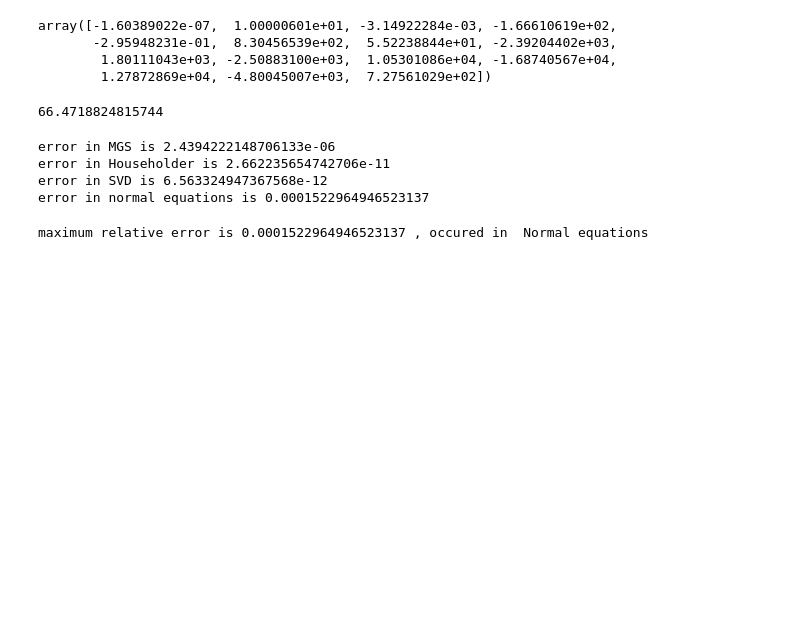
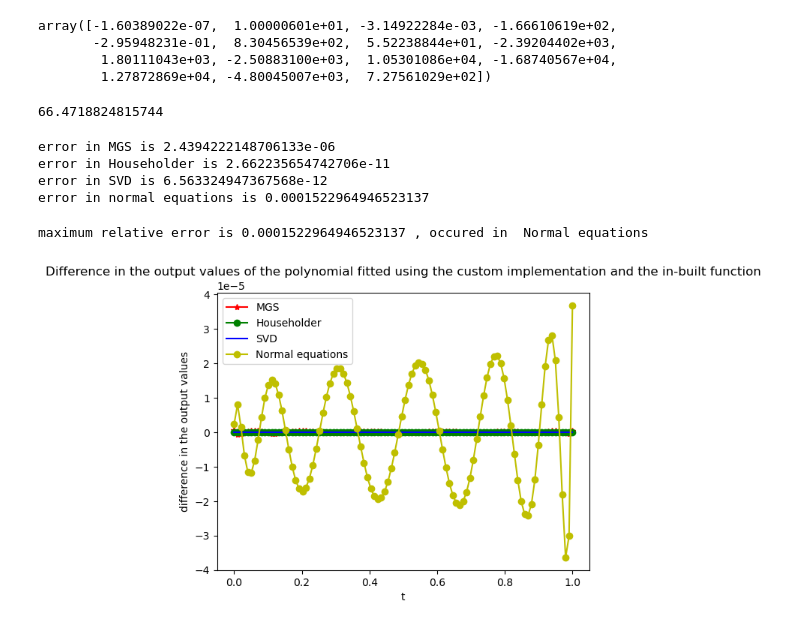
Before and after one commit to lochansurya/NLA, a Jupyter notebook: NLA/Assignment-4/QR.ipynb, the cells around one changed output. Saved outputs shown, nothing was run; the diff lists cells and outputs as text; code cells hidden in the pictures; blank space fills up the shorter version.

Commit message:
Added the difference image to compare the error

```diff
--- a/NLA/Assignment-4/QR.ipynb
+++ b/NLA/Assignment-4/QR.ipynb
@@ -404,3 +404,23 @@ max_rel_error=max(error_.keys())
 print("maximum relative error is", max_rel_error,", occured in ", error_[max_rel_error])
 # %% [output]
 maximum relative error is 0.0001522964946523137 , occured in  Normal equations
+# %%
+"""difference in the output values of the polynomial fitted using the custom implementation and the in-built function"""
+diff_mgs=p-p_inbuilt
+diff_h=p_householder-p_inbuilt
+diff_svd=p_svd-p_inbuilt
+diff_normal=p_normal-p_inbuilt
+# %%
+"""plot the difference in the output values of the polynomial fitted using the custom implementation and the in-built function"""
+plt.plot(t,diff_mgs,"r-*",label='MGS')
+plt.plot(t,diff_h,"g-o",label='Householder')
+plt.plot(t,diff_svd,"b-",label='SVD')
+plt.plot(t,diff_normal,"y-o",label='Normal equations')
+plt.legend()
+plt.xlabel("t")
+plt.ylabel("difference in the output values")
+plt.title("Difference in the output values of the polynomial fitted using the custom implementation and the in-built function")
+plt.savefig('diff.png')
+plt.show()
+# %% [output]
+[figure, added]
```
Also changed, not shown: 1 other file.
